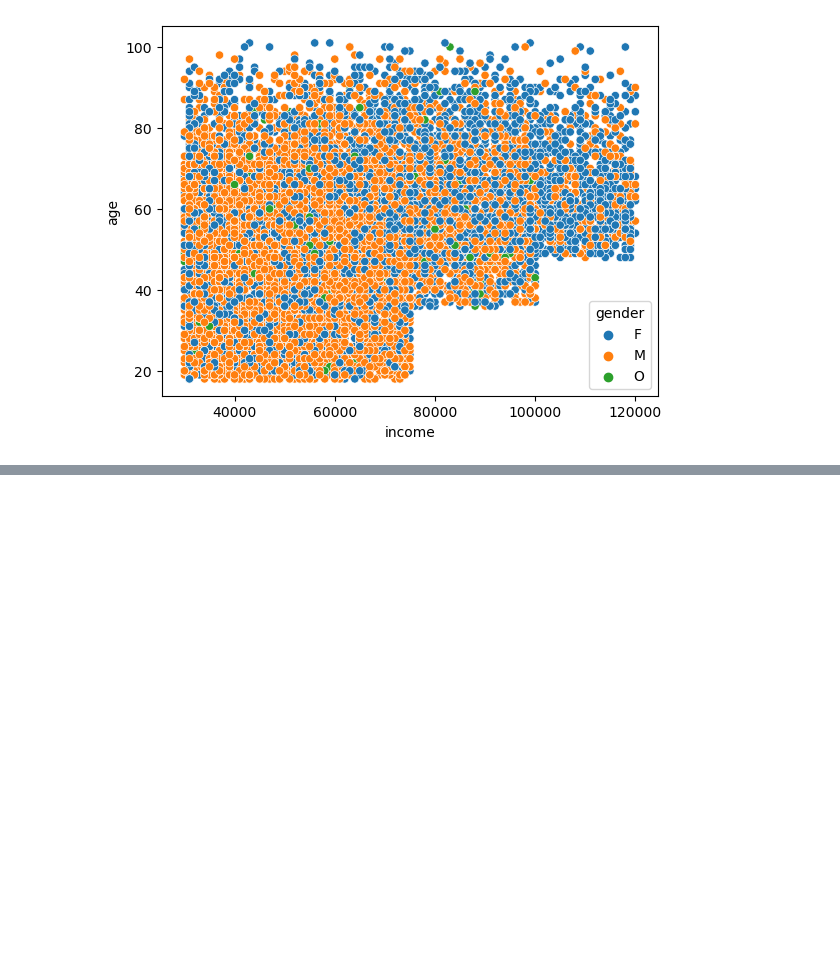
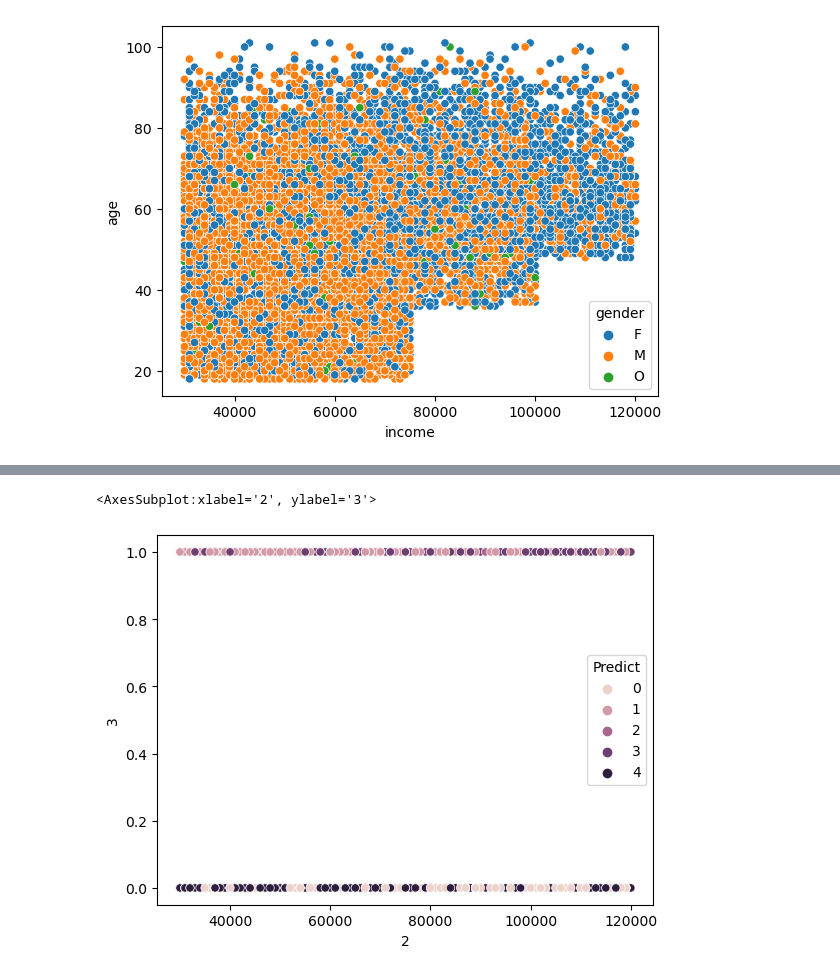
Before and after one commit to ApuAdh/RFP, a Jupyter notebook: Gaussian Mixed Model.ipynb, the cells around one changed output, grey strips where cells are left out. Cells and saved outputs as stored; diff of their text form; code cells hidden in the pictures; blank space fills up the shorter version.

```diff
--- a/Gaussian Mixed Model.ipynb
+++ b/Gaussian Mixed Model.ipynb
@@ -81,0 +142,2 @@ GaussianMixture(n_components=2, random_state=0)
+# %%
+predictions = gm.predict(df_test)
@@ -81,0 +153,6 @@ GaussianMixture(n_components=2, random_state=0)
+# %%
+unscaled_array = scaler.inverse_transform(df_test)
+# %%
+df = pd.DataFrame(unscaled_array)
+# %%
+df.insert(5, "Predict", predictions, True)
@@ -81,0 +183,5 @@ GaussianMixture(n_components=2, random_state=0)
+# %%
+sns.scatterplot(data = df, y = 3, x = 2, hue = "Predict")
+# %% [output]
+<AxesSubplot:xlabel='2', ylabel='3'>
+[figure, added]
```
Also changed, not shown: parts of 14 cells of this notebook.
